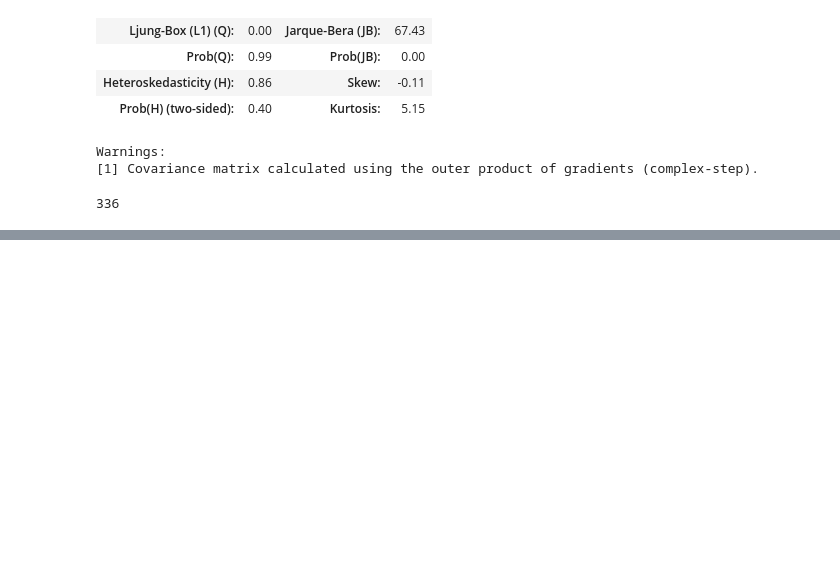
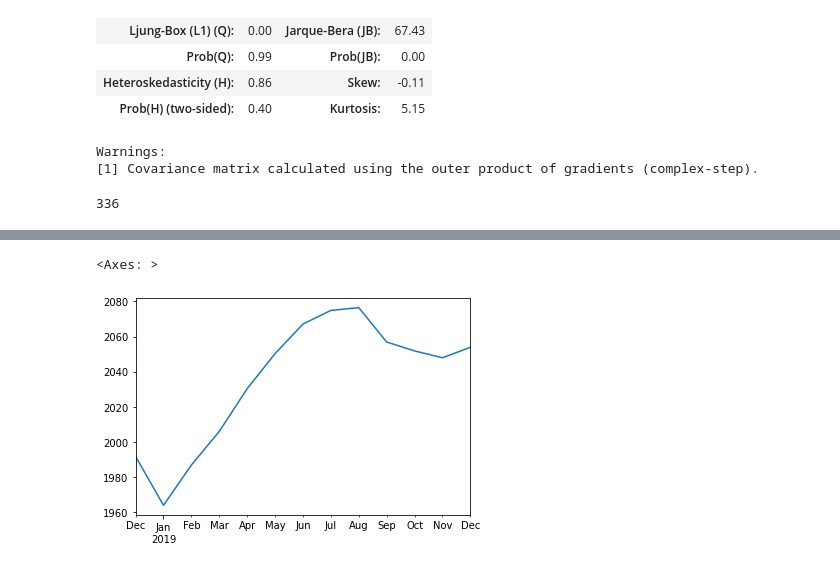
Before and after one commit to seva3/Silaev, a Jupyter notebook: Untitled2.ipynb, the cells around one changed output, grey strips where cells are left out. Drawn from its saved outputs; the diff is of its cells as text; code cells hidden in the pictures; blank space fills up the shorter version.

```diff
--- a/Untitled2.ipynb
+++ b/Untitled2.ipynb
@@ -139,0 +177,6 @@ Warnings:
+# %%
+train = he.iloc[:348]
+test = he.iloc[348:]
+model = SARIMAX(train['Employees'], order=(1,1,2), seasonal_order=(1,0,1,12))
+results = model.fit()
+results.summary()
@@ -139,0 +205,6 @@ Warnings:
+# %%
+fcast = results.predict(len(he)-1, len(he)+11, dynamic=False, typ='levels').rename('предсказание на 11 шагов')
+fcast.plot()
+# %% [output]
+<Axes: >
+[figure, added]
```
Also changed, not shown: parts of 11 cells of this notebook.
